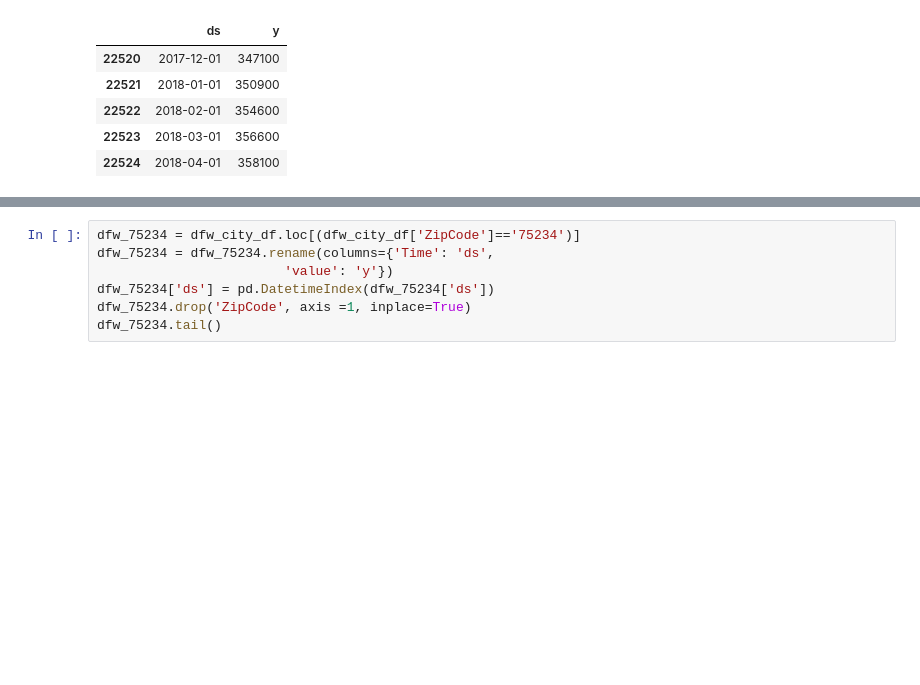
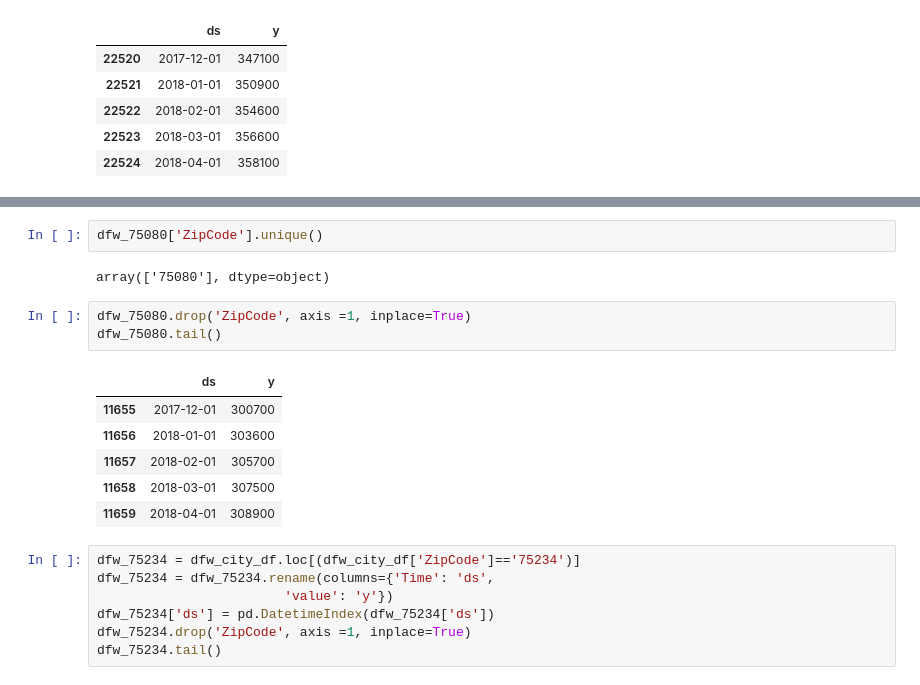
Before and after one commit to KanwalArora029/dsc-mod-4-project-online-ds-ft-071519, a Jupyter notebook: Zillow Time Series Analysis FBProphet.ipynb, the cells around one changed output, grey strips where cells are left out. Drawn from its saved outputs; the diff is of its cells as text; blank space fills up the shorter version.

```diff
--- a/Zillow Time Series Analysis FBProphet.ipynb
+++ b/Zillow Time Series Analysis FBProphet.ipynb
@@ -408,3 +421,17 @@ dfw_75080.head(280)
+# %%
+dfw_75080['ZipCode'].unique()
+# %% [output]
+array(['75080'], dtype=object)
+# %%
+dfw_75080.drop('ZipCode', axis =1, inplace=True)
+dfw_75080.tail()
+# %% [output]
+|  | ds | y |
+| 11655 | 2017-12-01 | 300700 |
+| 11656 | 2018-01-01 | 303600 |
+| 11657 | 2018-02-01 | 305700 |
+| 11658 | 2018-03-01 | 307500 |
+| 11659 | 2018-04-01 | 308900 |
 # %%
 dfw_75234 = dfw_city_df.loc[(dfw_city_df['ZipCode']=='75234')]
 dfw_75234 = dfw_75234.rename(columns={'Time': 'ds',
```
Also changed, not shown: parts of 48 cells of this notebook, 1 other file.
